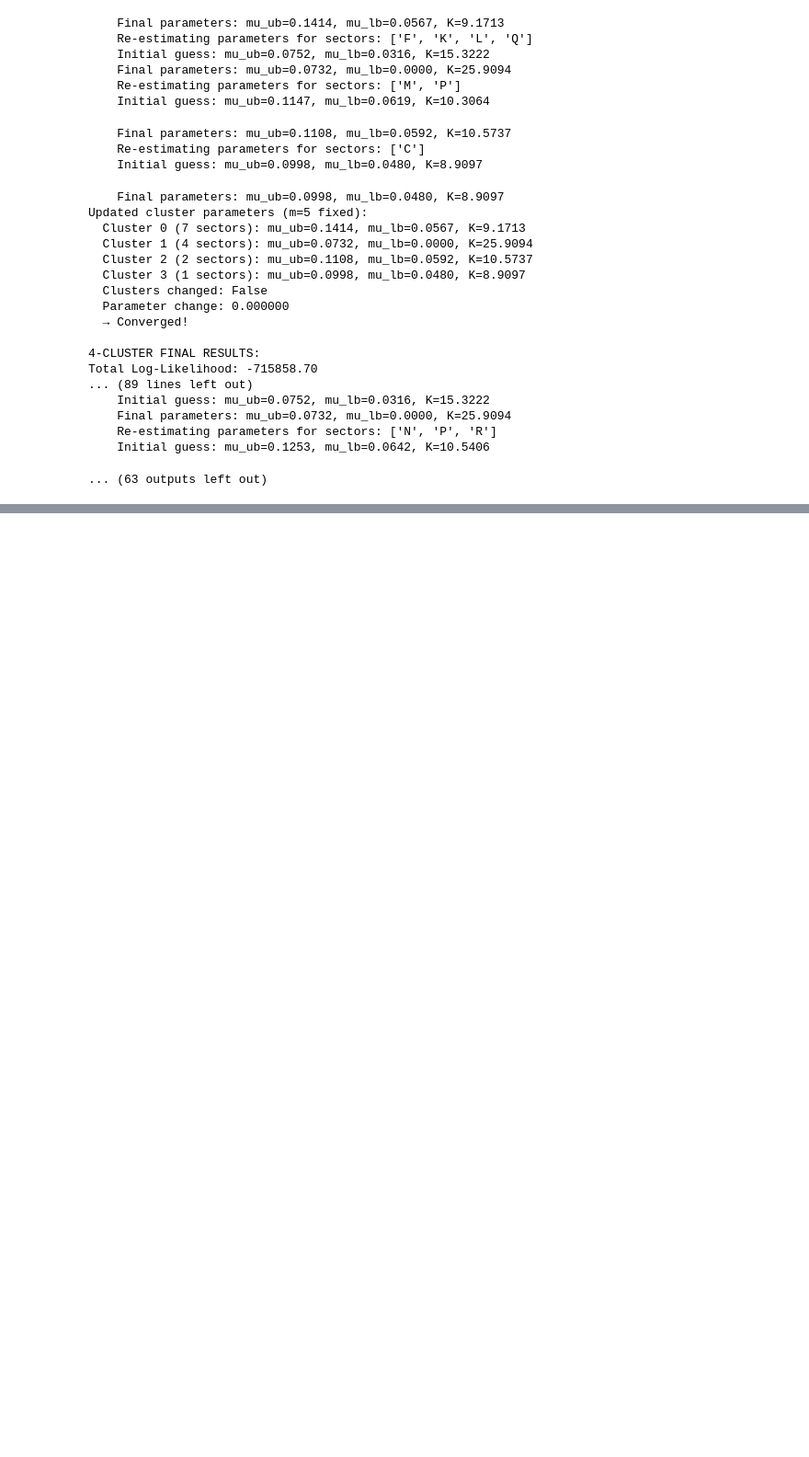
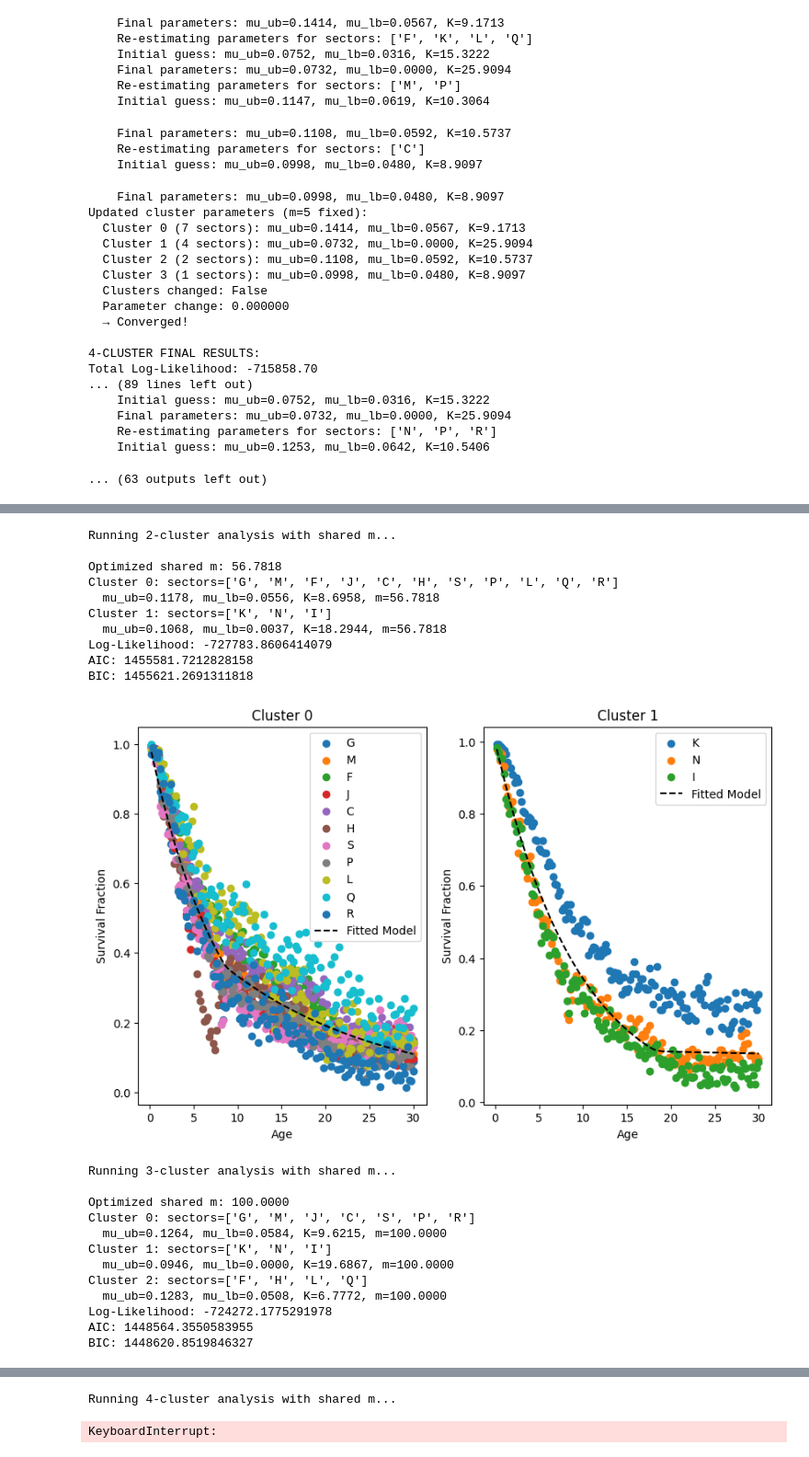
Before and after one commit to maxcyn/a-star, a Jupyter notebook: clustering_sectors.ipynb, the cells around one changed output, grey strips where cells are left out. Shown at 92% size. Cells and saved outputs as stored; diff of their text form; code cells hidden in the pictures; blank space fills up the shorter version.

```diff
--- a/clustering_sectors.ipynb
+++ b/clustering_sectors.ipynb
@@ -1244,0 +1395,75 @@ Total Log-Likelihood: -715858.70
+# %%
+ll_list = []
+bic_list = []
+
+for n in range(2, 15):
+    print(f"\nRunning {n}-cluster analysis with shared m...")
+    cluster_sector_map, clusters_params, shared_m, result = cluster_sectors_with_shared_m(
+        sector_list, df_params, df_analysis, ages_data, n_clusters=n
+    )
+    print(f"Log-Likelihood: {-result.fun}")
+    print(f"AIC: {2 * result.fun + 2 * (3 * n + 1)}")  # 3 params per cluster + 1 shared m
+    print(f"BIC: {2 * result.fun + np.log((len(sector_list)) * len(ages_data)) * (3 * n + 1)}")
+
+    # Plot cluster data
+    fig, ax = plt.subplots(1, n, figsize=(10, 6))
+    for k in range(n):
+        sectors = cluster_sector_map[k]
+        ax[k].set_title(f'Cluster {k}')
+        ax[k].set_xlabel('Age')
+        ax[k].set_ylabel('Survival Fraction')
+        for sector in sectors:
+            totals, survivors = obtain_total_alive_count(df_analysis, 'Sector', sector)
+            valid_mask = totals > 0
+            survivors = survivors[valid_mask]
+            totals = totals[valid_mask]
+            ages_sector = ages_data[:len(survivors)]
+            survival_fraction = survivors / totals
+            ax[k].scatter(ages_sector, survival_fraction, label=sector)
+
+        params = clusters_params[k]
+        model_sf = model_survival_curve_hill(ages_data, params['mu_ub'], params['mu_lb'], params['K'], shared_m)
+        ax[k].plot(ages_data, model_sf, 'k--', label='Fitted Model')
+        ax[k].legend()
+    plt.show()
+
+    # Compute log-likelihood and BIC for comparison
+    total_ll = -result.fun
+    BIC = 2 * result.fun + np.log((len(sector_list)) * len(ages_data)) * (3 * n + 1)
+    ll_list.append(total_ll)
+    bic_list.append(BIC)
+
+# Plot llikelihood and BIC vs number of clusters
+fig, axes = plt.subplots(1, 2, figsize=(18, 7))
+axes[0].plot(range(2, 15), ll_list, 'bo-', label='Log-Likelihood')
+axes[0].set_xlabel('Number of Clusters')
+axes[0].set_ylabel('Log-Likelihood')
+axes[1].plot(range(2, 15), bic_list, 'ro-', label='BIC')
+axes[1].set_xlabel('Number of Clusters')
+axes[1].set_ylabel('BIC')
+plt.suptitle('Model Comparison with Shared m Parameter')
+plt.show()
+# %% [output]
+Running 2-cluster analysis with shared m...
+
+Optimized shared m: 56.7818
+Cluster 0: sectors=['G', 'M', 'F', 'J', 'C', 'H', 'S', 'P', 'L', 'Q', 'R']
+  mu_ub=0.1178, mu_lb=0.0556, K=8.6958, m=56.7818
+Cluster 1: sectors=['K', 'N', 'I']
+  mu_ub=0.1068, mu_lb=0.0037, K=18.2944, m=56.7818
+Log-Likelihood: -727783.8606414079
+AIC: 1455581.7212828158
+BIC: 1455621.2691311818
+[figure, added]
+Running 3-cluster analysis with shared m...
+
+Optimized shared m: 100.0000
+Cluster 0: sectors=['G', 'M', 'J', 'C', 'S', 'P', 'R']
+  mu_ub=0.1264, mu_lb=0.0584, K=9.6215, m=100.0000
+Cluster 1: sectors=['K', 'N', 'I']
+  mu_ub=0.0946, mu_lb=0.0000, K=19.6867, m=100.0000
+Cluster 2: sectors=['F', 'H', 'L', 'Q']
+  mu_ub=0.1283, mu_lb=0.0508, K=6.7772, m=100.0000
+Log-Likelihood: -724272.1775291978
+AIC: 1448564.3550583955
+BIC: 1448620.8519846327
@@ -1244,0 +1471,2 @@ Total Log-Likelihood: -715858.70
+Running 4-cluster analysis with shared m...
+KeyboardInterrupt:
```
Also changed, not shown: parts of 8 cells of this notebook.
